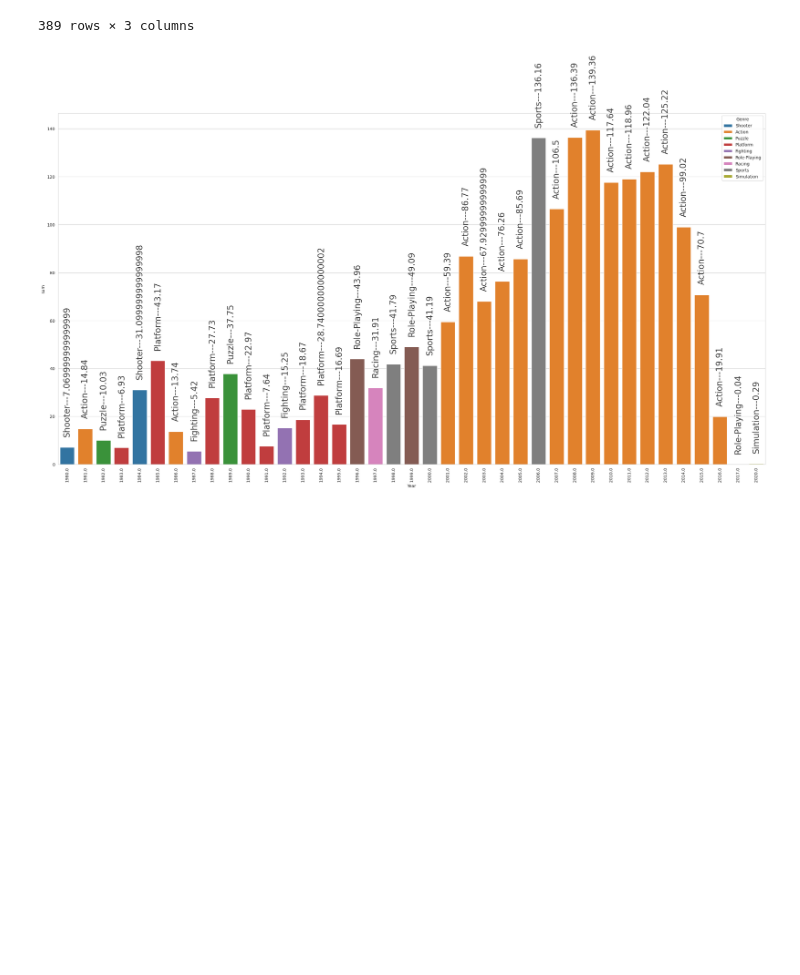
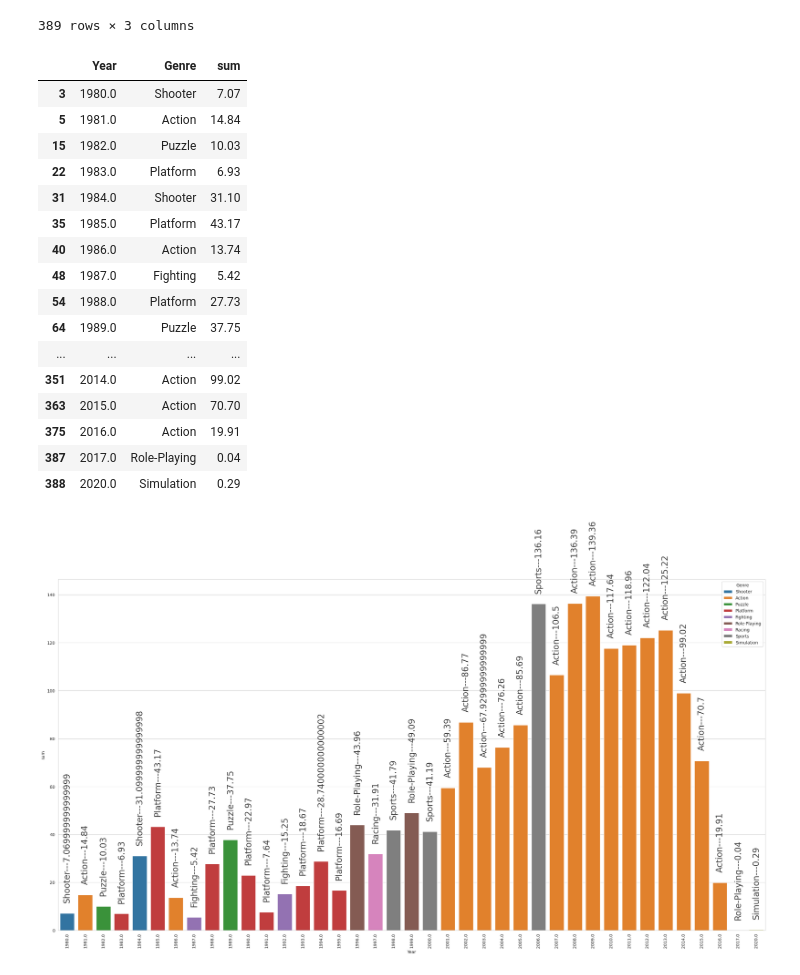
Before and after one commit to Yiting916/data_analysis, a Jupyter notebook: 05-02.LAB_VideoGameSales.ipynb, the cells around one changed output. Cells and saved outputs as stored; diff of their text form; code cells hidden in the pictures; blank space fills up the shorter version.

```diff
--- a/05-02.LAB_VideoGameSales.ipynb
+++ b/05-02.LAB_VideoGameSales.ipynb
@@ -608,3 +648,27 @@ dg
+# %%
+# 根據年份分別找出該年份中那些遊戲種類的銷售總額是最大的
+year_max_df = data.groupby(['Year', 'Genre'])['Global_Sales'].sum().reset_index(name='sum')
+year_max_idx = year_max_df.groupby(['Year'])['sum'].idxmax()
+year_max_genre = year_max_df.iloc[year_max_idx]#.reset_index(drop=True)
+year_max_genre
+# %% [output]
+|  | Year | Genre | sum |
+| 3 | 1980.0 | Shooter | 7.07 |
+| 5 | 1981.0 | Action | 14.84 |
+| 15 | 1982.0 | Puzzle | 10.03 |
+| 22 | 1983.0 | Platform | 6.93 |
+| 31 | 1984.0 | Shooter | 31.10 |
+| 35 | 1985.0 | Platform | 43.17 |
+| 40 | 1986.0 | Action | 13.74 |
+| 48 | 1987.0 | Fighting | 5.42 |
+| 54 | 1988.0 | Platform | 27.73 |
+| 64 | 1989.0 | Puzzle | 37.75 |
+| ... | ... | ... | ... |
+| 351 | 2014.0 | Action | 99.02 |
+| 363 | 2015.0 | Action | 70.70 |
+| 375 | 2016.0 | Action | 19.91 |
+| 387 | 2017.0 | Role-Playing | 0.04 |
+| 388 | 2020.0 | Simulation | 0.29 |
 # %%
 #將上面的程式整合在一起
 # %%
```
Also changed, not shown: parts of 11 cells of this notebook.
